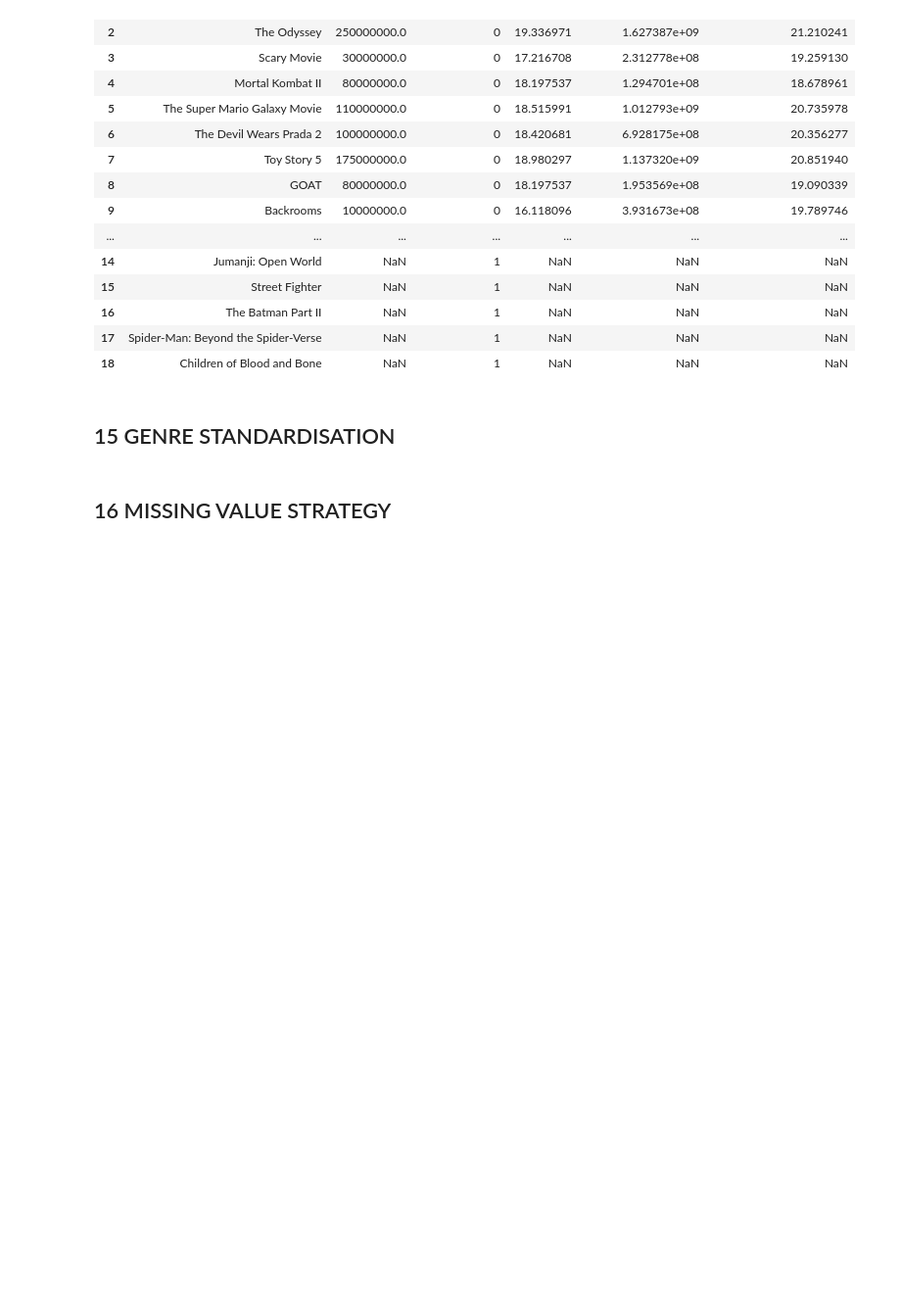
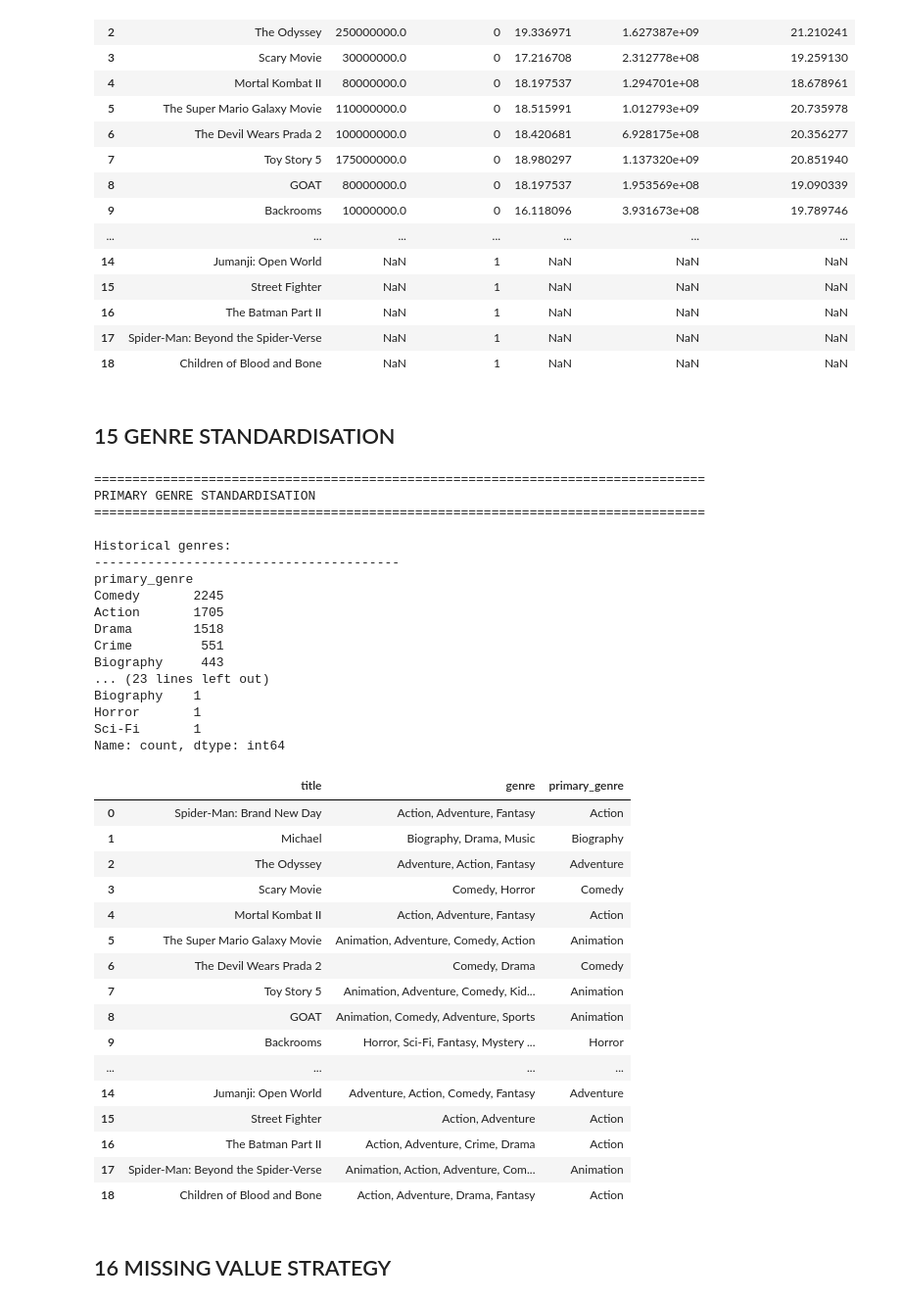
Before and after one commit to QayiyaMbiza/Movie-Industry-Predictor, a Jupyter notebook: Notebooks/04_feature_engineering.ipynb, the cells around one changed output. Shown at 98% size. Saved outputs shown, nothing was run; the diff lists cells and outputs as text; code cells hidden in the pictures; blank space fills up the shorter version.

```diff
--- a/Notebooks/04_feature_engineering.ipynb
+++ b/Notebooks/04_feature_engineering.ipynb
@@ -1472,7 +1489,7 @@ Prediction target budgets available: 10
 # %% [markdown]
 ## 15 GENRE STANDARDISATION
 # %%
-def get_primary_genre(value):"
+def get_primary_genre(value):
     #Convert genre values into one comparable primary genre.
 
     if pd.isna(value):
@@ -1508,33 +1525,68 @@ print("=" * 80)
 
 print("\nHistorical genres:")
 print("-" * 40)
 
 print(
     historical_features[
         "primary_genre"
     ].value_counts()
 )
 
 
 print("\nPrediction target genres:")
 print("-" * 40)
 
 print(
     prediction_features[
         "primary_genre"
     ].value_counts()
 )
 
 
 display(
     prediction_features[
         [
             "title",
             "genre",
             "primary_genre"
         ]
     ]
 )
+# %% [output]
+================================================================================
+PRIMARY GENRE STANDARDISATION
+================================================================================
+
+Historical genres:
+----------------------------------------
+primary_genre
+Comedy       2245
+Action       1705
+Drama        1518
+Crime         551
+Biography     443
+... (23 lines left out)
+Biography    1
+Horror       1
+Sci-Fi       1
+Name: count, dtype: int64
+|  | title | genre | primary_genre |
+| 0 | Spider-Man: Brand New Day | Action, Adventure, Fantasy | Action |
+| 1 | Michael | Biography, Drama, Music | Biography |
+| 2 | The Odyssey | Adventure, Action, Fantasy | Adventure |
+| 3 | Scary Movie | Comedy, Horror | Comedy |
+| 4 | Mortal Kombat II | Action, Adventure, Fantasy | Action |
+| 5 | The Super Mario Galaxy Movie | Animation, Adventure, Comedy, Action | Animation |
+| 6 | The Devil Wears Prada 2 | Comedy, Drama | Comedy |
+| 7 | Toy Story 5 | Animation, Adventure, Comedy, Kid... | Animation |
+| 8 | GOAT | Animation, Comedy, Adventure, Sports | Animation |
+| 9 | Backrooms | Horror, Sci-Fi, Fantasy, Mystery ... | Horror |
+| ... | ... | ... | ... |
+| 14 | Jumanji: Open World | Adventure, Action, Comedy, Fantasy | Adventure |
+| 15 | Street Fighter | Action, Adventure | Action |
+| 16 | The Batman Part II | Action, Adventure, Crime, Drama | Action |
+| 17 | Spider-Man: Beyond the Spider-Verse | Animation, Action, Adventure, Com... | Animation |
+| 18 | Children of Blood and Bone | Action, Adventure, Drama, Fantasy | Action |
 # %% [markdown]
 ## 16 MISSING VALUE STRATEGY
 # %%
```
Also changed, not shown: parts of 8 cells of this notebook, 42 other files.
